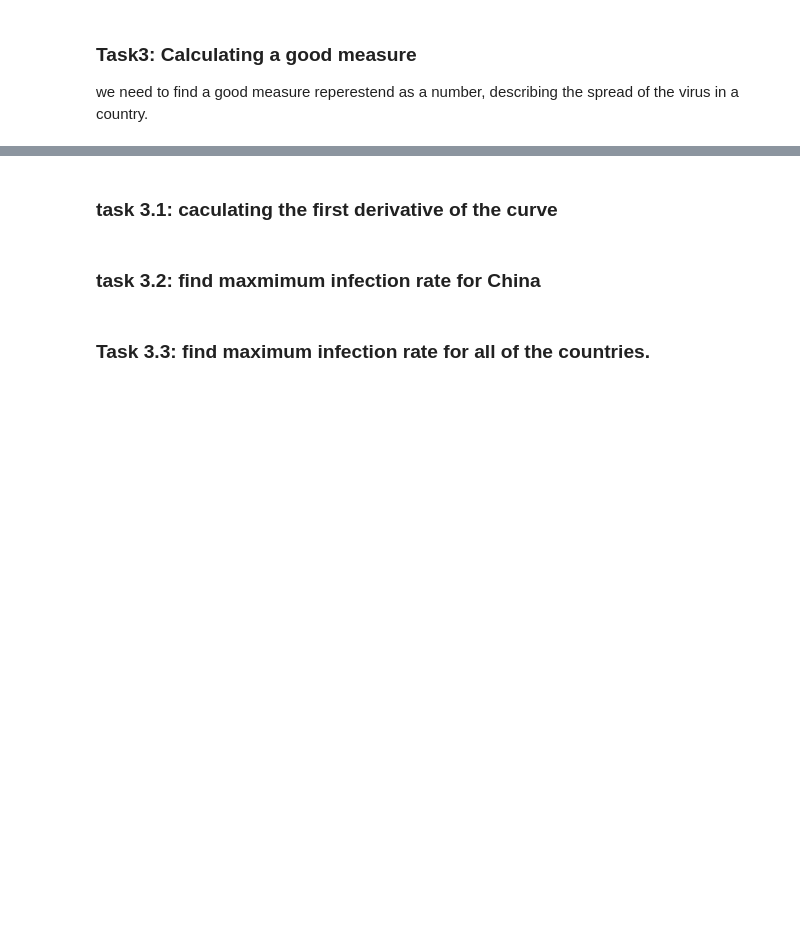
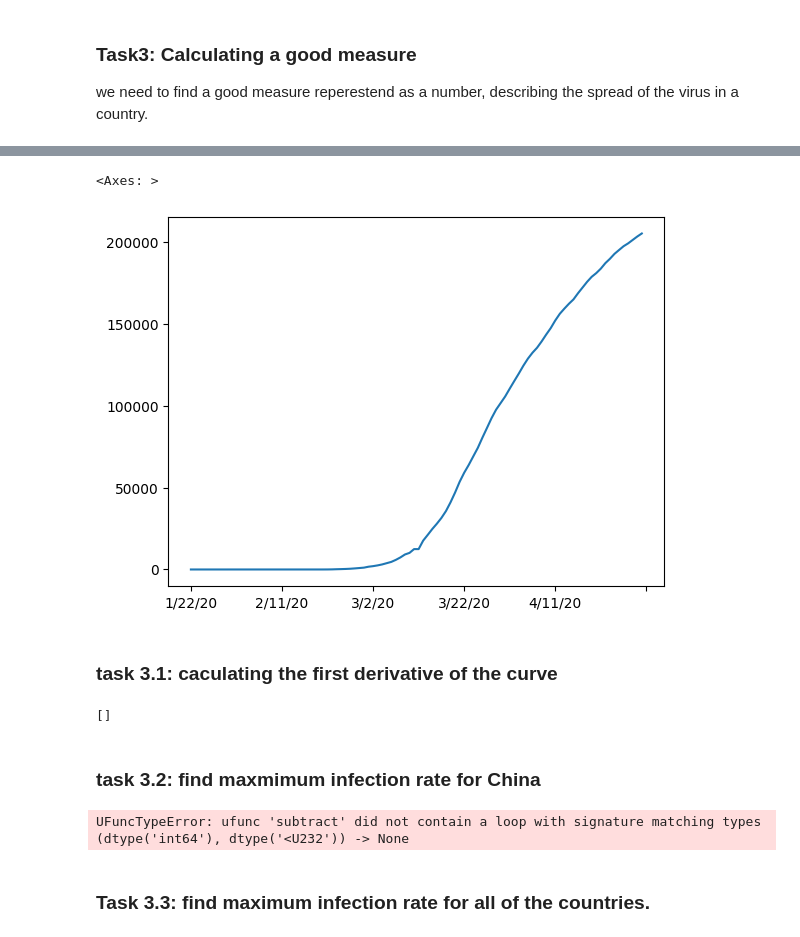
Before and after one commit to rasikasrimal/covid-19-data-analysis-using-python, a Jupyter notebook: covid19 data analysis notebook.ipynb, the cells around one changed output, grey strips where cells are left out. Cells and saved outputs as stored; diff of their text form; code cells hidden in the pictures; blank space fills up the shorter version.

```diff
--- a/covid19 data analysis notebook.ipynb
+++ b/covid19 data analysis notebook.ipynb
@@ -101,4 +104,7 @@ corona_dataset_aggregated.loc['China'].plot()
 # %%
-corona_dataset_aggregated.loc['China'][:3].plot()
+corona_dataset_aggregated.loc['Italy'][1:].plot()
+# %% [output]
+<Axes: >
+[figure, added]
 # %% [markdown]
 ### task 3.1: caculating the first derivative of the curve
@@ -111,5 +111,45 @@ max_infection_rates
+# %%
+# countries = list(corona_dataset_aggregated.index)
+
+# max_infection_rates = []
+# for c in countries:
+#     max_data_infecrion_rate = corona_dataset_aggregated.loc[c].diff().max()
+#     max_infection_rates.append(max_data_infecrion_rate)
+# # max_infection_rates
+# print(max_infection_rates)
+
+countries = list(corona_dataset_aggregated.index)
+max_infection_rates = []
+
+for c in countries:
+    try:
+        # Exclude non-numeric columns by checking if the dtype is numeric
+        numeric_data = corona_dataset_aggregated.loc[c]
+        if numeric_data.dtype == 'int64' or numeric_data.dtype == 'float64':
+            # Calculate the maximum infection rate
+            max_data_infection_rate = numeric_data.diff().max()
+            max_infection_rates.append(max_data_infection_rate)
+    except Exception as e:
+        print(f"Error processing data for {c}: {e}")
+
+max_infection_rates
+# %% [output]
+[]
 # %% [markdown]
 ### task 3.2: find maxmimum infection rate for China
+# %%
+# Access the row corresponding to China
+china_data = corona_dataset_aggregated.loc['China']
+
+# Calculate the difference between consecutive dates to find daily increase in cases
+china_daily_increase = china_data.diff()
+
+# Find the maximum infection rate for China
+max_infection_rate_china = china_daily_increase.max()
+
+print("Maximum infection rate for China:", max_infection_rate_china)
+# %% [output]
+UFuncTypeError: ufunc 'subtract' did not contain a loop with signature matching types (dtype('int64'), dtype('<U232')) -> None
 # %% [markdown]
 ### Task 3.3: find maximum infection rate for all of the countries.
 # %% [markdown]
```
Also changed, not shown: parts of 2 cells of this notebook.
